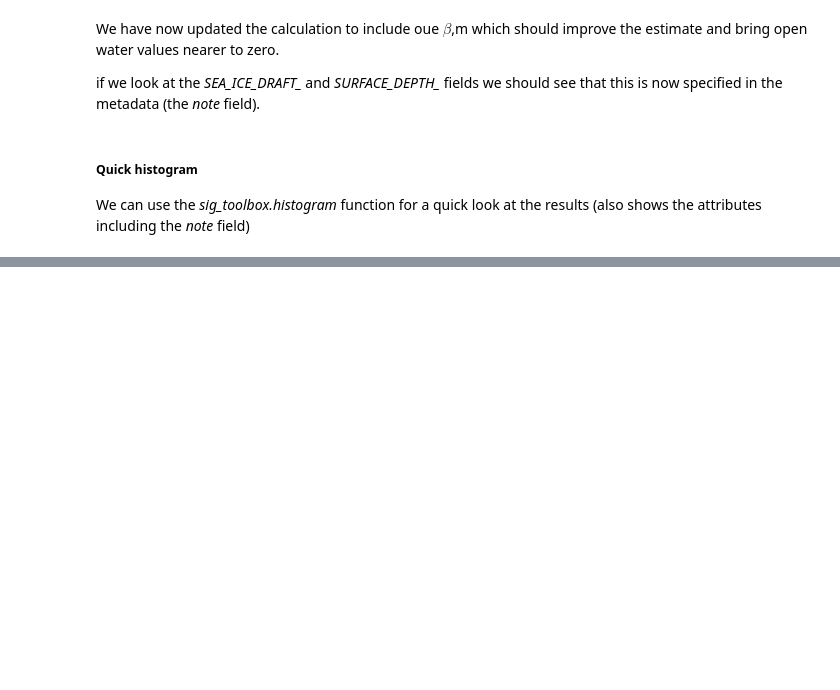
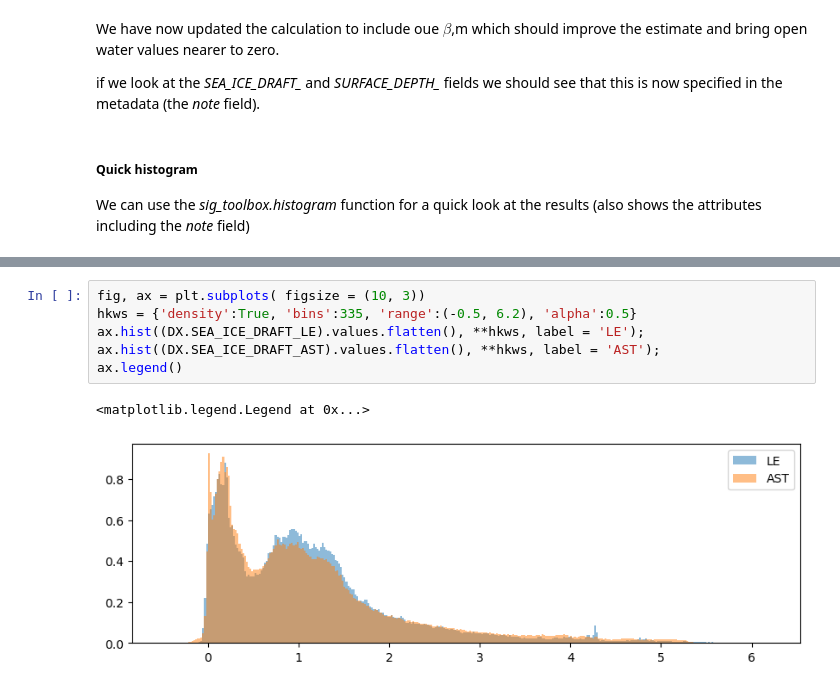
Before and after one commit to oyvfoss/pyiceproc, a Jupyter notebook: examples/Fleshed out example, M1-1 data.ipynb, the cells around one changed output, grey strips where cells are left out. Cells and saved outputs as stored; diff of their text form; blank space fills up the shorter version.

```diff
--- a/examples/Fleshed out example, M1-1 data.ipynb
+++ b/examples/Fleshed out example, M1-1 data.ipynb
@@ -426,0 +453,9 @@ sig_toolbox.histogram(DX, 'SEA_ICE_DRAFT_MEDIAN_LE', nbins = 150)
+# %%
+fig, ax = plt.subplots( figsize = (10, 3))
+hkws = {'density':True, 'bins':335, 'range':(-0.5, 6.2), 'alpha':0.5}
+ax.hist((DX.SEA_ICE_DRAFT_LE).values.flatten(), **hkws, label = 'LE');
+ax.hist((DX.SEA_ICE_DRAFT_AST).values.flatten(), **hkws, label = 'AST');
+ax.legend()
+# %% [output]
+<matplotlib.legend.Legend at 0x...>
+[figure, added]
```
Also changed, not shown: parts of 46 cells of this notebook, 1 other file.
